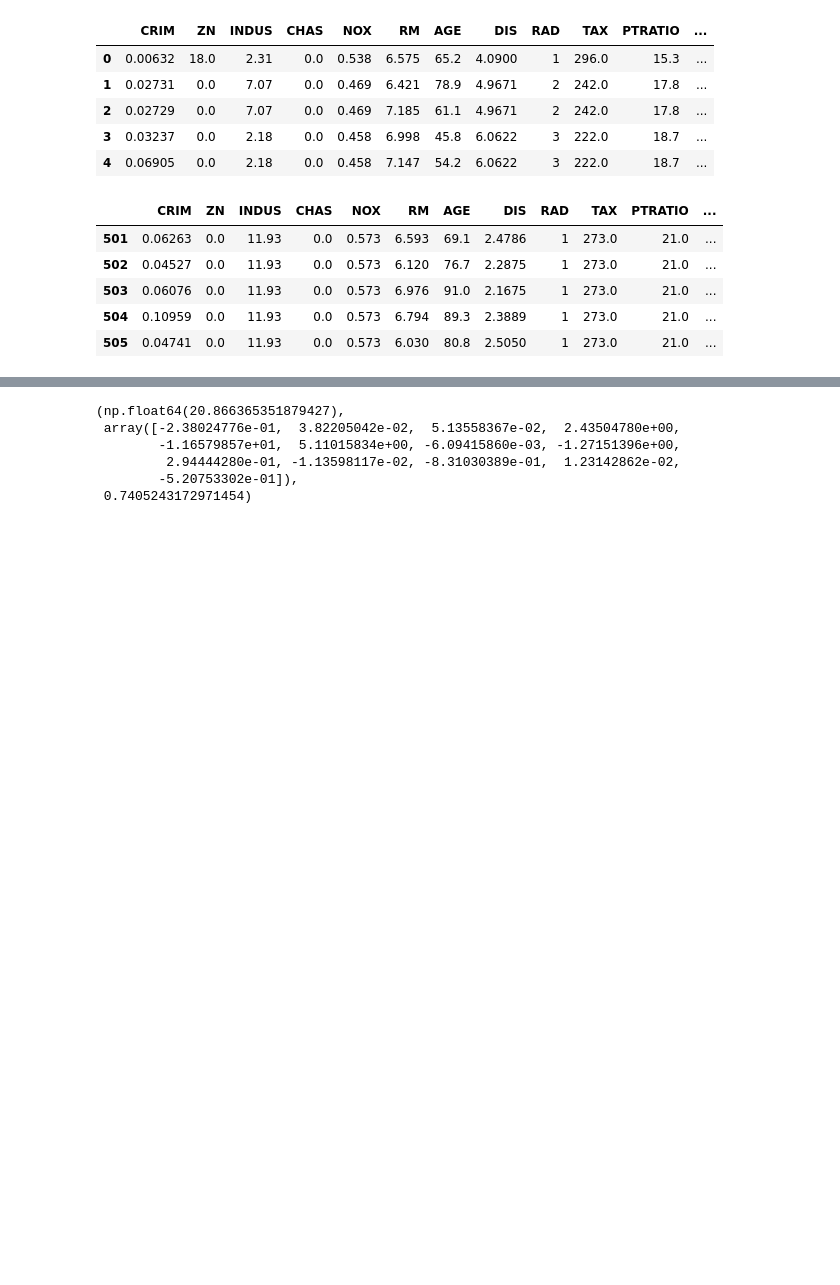
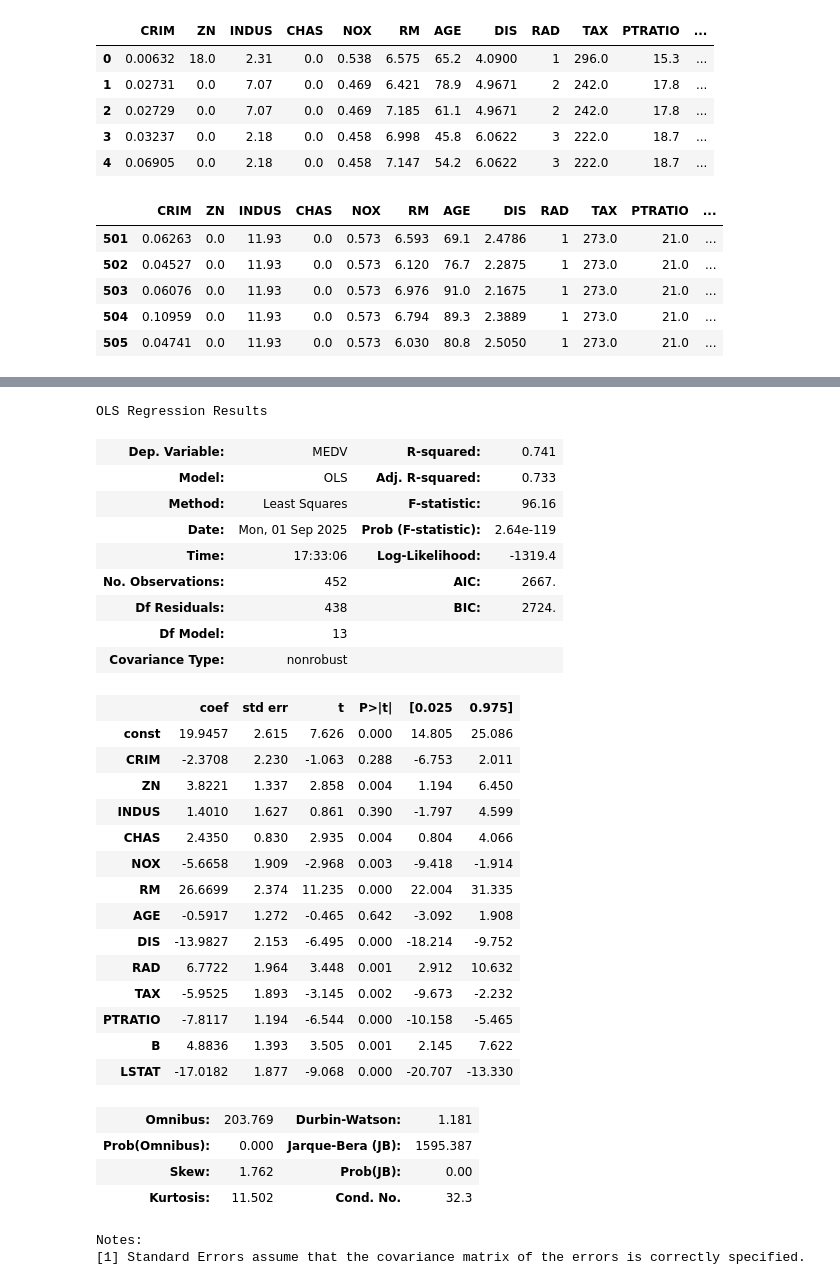
Before and after one commit to AnaSofiaHinojosa/LabAprEst, a Jupyter notebook: BostonHousing.ipynb, the cells around one changed output, grey strips where cells are left out. Saved outputs shown, nothing was run; the diff lists cells and outputs as text; code cells hidden in the pictures; blank space fills up the shorter version.

```diff
--- a/BostonHousing.ipynb
+++ b/BostonHousing.ipynb
@@ -41,3 +63,11 @@ data.describe()
 # %%
 x = data.drop(columns=["MEDV"])
 y = data["MEDV"]
+# %%
+x_escalada = x.copy()
+# %%
+for col in x_escalada.columns:
+    x_min = x_escalada[col].min()
+    x_escalada[col] = x_escalada[col] - x_min
+    x_max = x_escalada[col].max()
+    x_escalada[col] = x_escalada[col] / x_max
@@ -79,15 +118,39 @@ Notes:
 [1] Standard Errors assume that the covariance matrix of the errors is correctly specified.
 [2] The condition number is large, 1.55e+04. This might indicate that there are
 strong multicollinearity or other numerical problems.
-# %%
-lr = LinearRegression()
-lr.fit(x, y)
-y_pred = lr.predict(x)
-lr.intercept_, lr.coef_, r2_score(y, y_pred)
-# %% [output]
-(np.float64(20.866365351879427),
- array([-2.38024776e-01,  3.82205042e-02,  5.13558367e-02,  2.43504780e+00,
-        -1.16579857e+01,  5.11015834e+00, -6.09415860e-03, -1.27151396e+00,
-         2.94444280e-01, -1.13598117e-02, -8.31030389e-01,  1.23142862e-02,
-        -5.20753302e-01]),
- 0.7405243172971454)
+# %%
+ols_escalada = sm.OLS(y, sm.add_constant(x_escalada))
+results_escalada = ols_escalada.fit()
+results_escalada.summary()
+# %% [output]
+OLS Regression Results
+| Dep. Variable: | MEDV | R-squared: | 0.741 |
+| Model: | OLS | Adj. R-squared: | 0.733 |
+| Method: | Least Squares | F-statistic: | 96.16 |
+| Date: | Mon, 01 Sep 2025 | Prob (F-statistic): | 2.64e-119 |
+| Time: | 17:33:06 | Log-Likelihood: | -1319.4 |
+| No. Observations: | 452 | AIC: | 2667. |
+| Df Residuals: | 438 | BIC: | 2724. |
+| Df Model: | 13 |  |  |
+| Covariance Type: | nonrobust |  |  |
+|  | coef | std err | t | P>|t| | [0.025 | 0.975] |
+| const | 19.9457 | 2.615 | 7.626 | 0.000 | 14.805 | 25.086 |
+| CRIM | -2.3708 | 2.230 | -1.063 | 0.288 | -6.753 | 2.011 |
+| ZN | 3.8221 | 1.337 | 2.858 | 0.004 | 1.194 | 6.450 |
+| INDUS | 1.4010 | 1.627 | 0.861 | 0.390 | -1.797 | 4.599 |
+| CHAS | 2.4350 | 0.830 | 2.935 | 0.004 | 0.804 | 4.066 |
+| NOX | -5.6658 | 1.909 | -2.968 | 0.003 | -9.418 | -1.914 |
+| RM | 26.6699 | 2.374 | 11.235 | 0.000 | 22.004 | 31.335 |
+| AGE | -0.5917 | 1.272 | -0.465 | 0.642 | -3.092 | 1.908 |
+| DIS | -13.9827 | 2.153 | -6.495 | 0.000 | -18.214 | -9.752 |
+| RAD | 6.7722 | 1.964 | 3.448 | 0.001 | 2.912 | 10.632 |
+| TAX | -5.9525 | 1.893 | -3.145 | 0.002 | -9.673 | -2.232 |
+| PTRATIO | -7.8117 | 1.194 | -6.544 | 0.000 | -10.158 | -5.465 |
+| B | 4.8836 | 1.393 | 3.505 | 0.001 | 2.145 | 7.622 |
+| LSTAT | -17.0182 | 1.877 | -9.068 | 0.000 | -20.707 | -13.330 |
+| Omnibus: | 203.769 | Durbin-Watson: | 1.181 |
+| Prob(Omnibus): | 0.000 | Jarque-Bera (JB): | 1595.387 |
+| Skew: | 1.762 | Prob(JB): | 0.00 |
+| Kurtosis: | 11.502 | Cond. No. | 32.3 |
+Notes:
+[1] Standard Errors assume that the covariance matrix of the errors is correctly specified.
```
Also changed, not shown: parts of 4 cells of this notebook.
